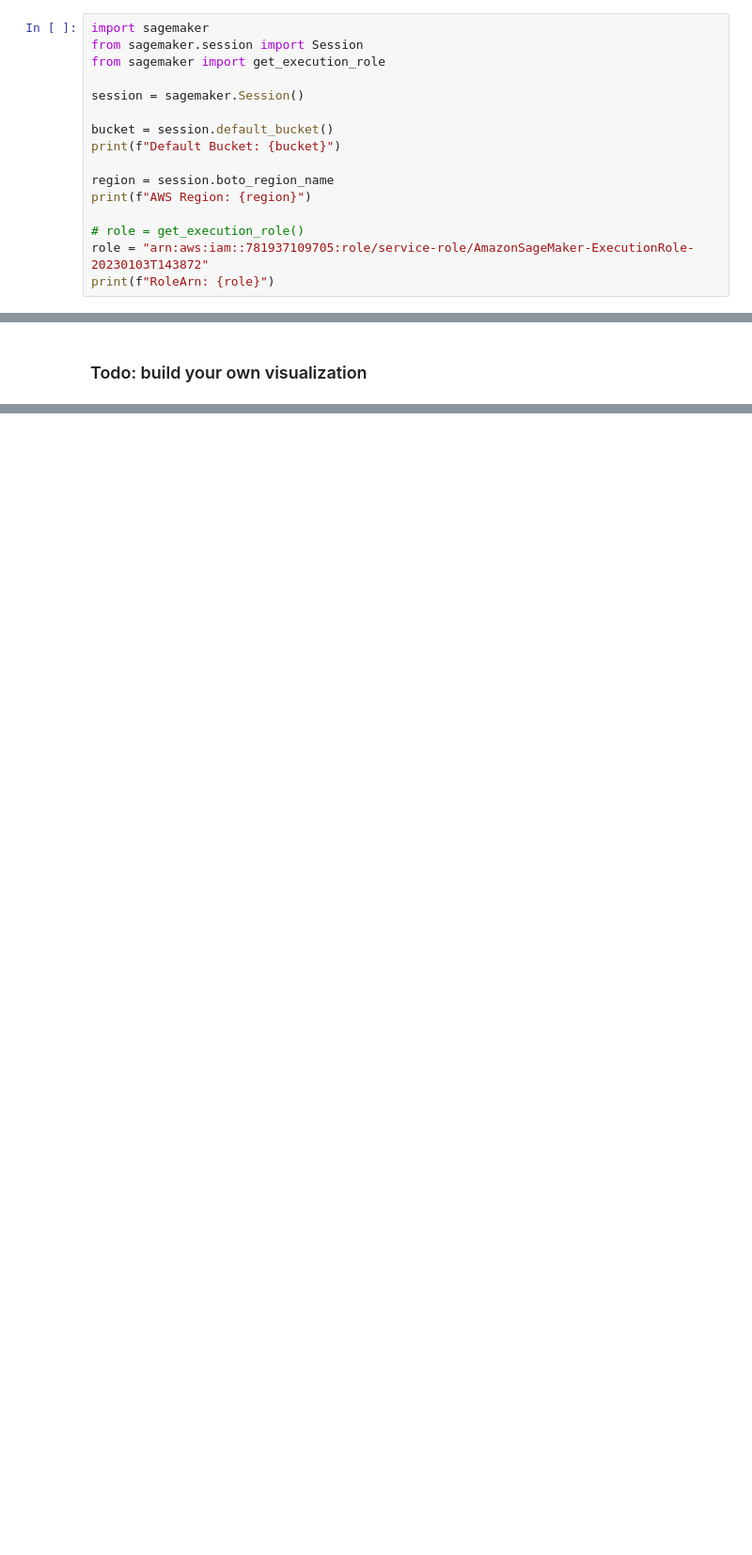
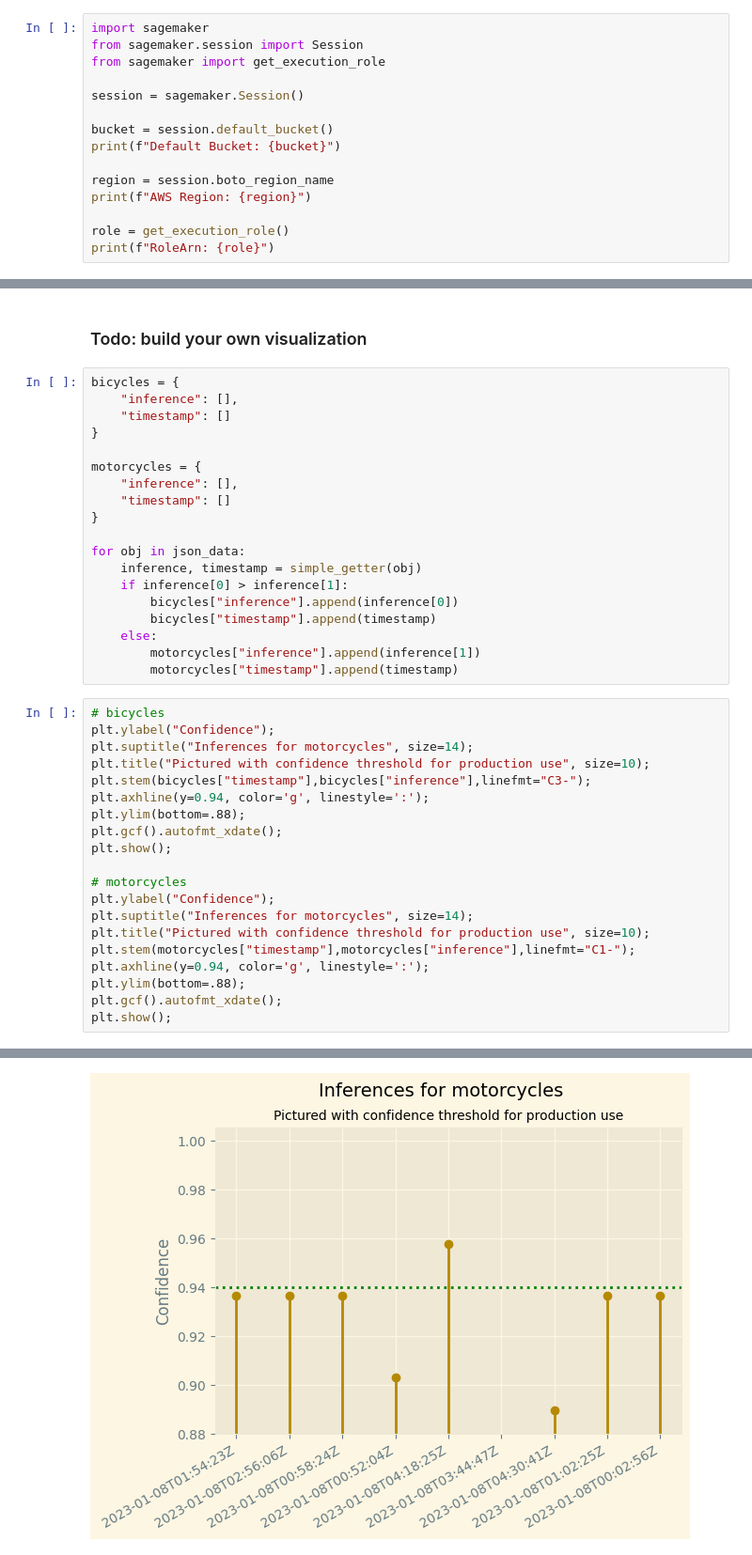
Before and after one commit to aastom/udacity-nd009t-C2-Developing-ML-Workflow, a Jupyter notebook: project/starter.ipynb, the cells around one changed output, grey strips where cells are left out. Shown: that part at 94% size. Drawn from its saved outputs; the diff is of its cells as text; blank space fills up the shorter version.

```diff
--- a/project/starter.ipynb
+++ b/project/starter.ipynb
@@ -276,8 +281,7 @@ print(f"Default Bucket: {bucket}")
 region = session.boto_region_name
 print(f"AWS Region: {region}")
 
-# role = get_execution_role()
-role = "arn:aws:iam::781937109705:role/service-role/AmazonSageMaker-ExecutionRole-20230103T143872"
+role = get_execution_role()
 print(f"RoleArn: {role}")
 # %% [output]
 Default Bucket: sagemaker-us-east-1-781937109705
@@ -720,2 +760,42 @@ plt.gcf().autofmt_xdate()
 # %% [markdown]
 ### Todo: build your own visualization
+# %%
+bicycles = {
+    "inference": [],
+    "timestamp": []
+}
+
+motorcycles = {
+    "inference": [],
+    "timestamp": []
+}
+
+for obj in json_data:
+    inference, timestamp = simple_getter(obj)
+    if inference[0] > inference[1]:
+        bicycles["inference"].append(inference[0])
+        bicycles["timestamp"].append(timestamp)
+    else:
+        motorcycles["inference"].append(inference[1])
+        motorcycles["timestamp"].append(timestamp)
+# %%
+# bicycles
+plt.ylabel("Confidence");
+plt.suptitle("Inferences for motorcycles", size=14);
+plt.title("Pictured with confidence threshold for production use", size=10);
+plt.stem(bicycles["timestamp"],bicycles["inference"],linefmt="C3-");
+plt.axhline(y=0.94, color='g', linestyle=':');
+plt.ylim(bottom=.88);
+plt.gcf().autofmt_xdate();
+plt.show();
+
+# motorcycles
+plt.ylabel("Confidence");
+plt.suptitle("Inferences for motorcycles", size=14);
+plt.title("Pictured with confidence threshold for production use", size=10);
+plt.stem(motorcycles["timestamp"],motorcycles["inference"],linefmt="C1-");
+plt.axhline(y=0.94, color='g', linestyle=':');
+plt.ylim(bottom=.88);
+plt.gcf().autofmt_xdate();
+plt.show();
+# %% [output]
@@ -721,0 +804 @@ plt.gcf().autofmt_xdate()
+[figure, added]
```
Also changed, not shown: parts of 18 cells of this notebook, 23 other files.
